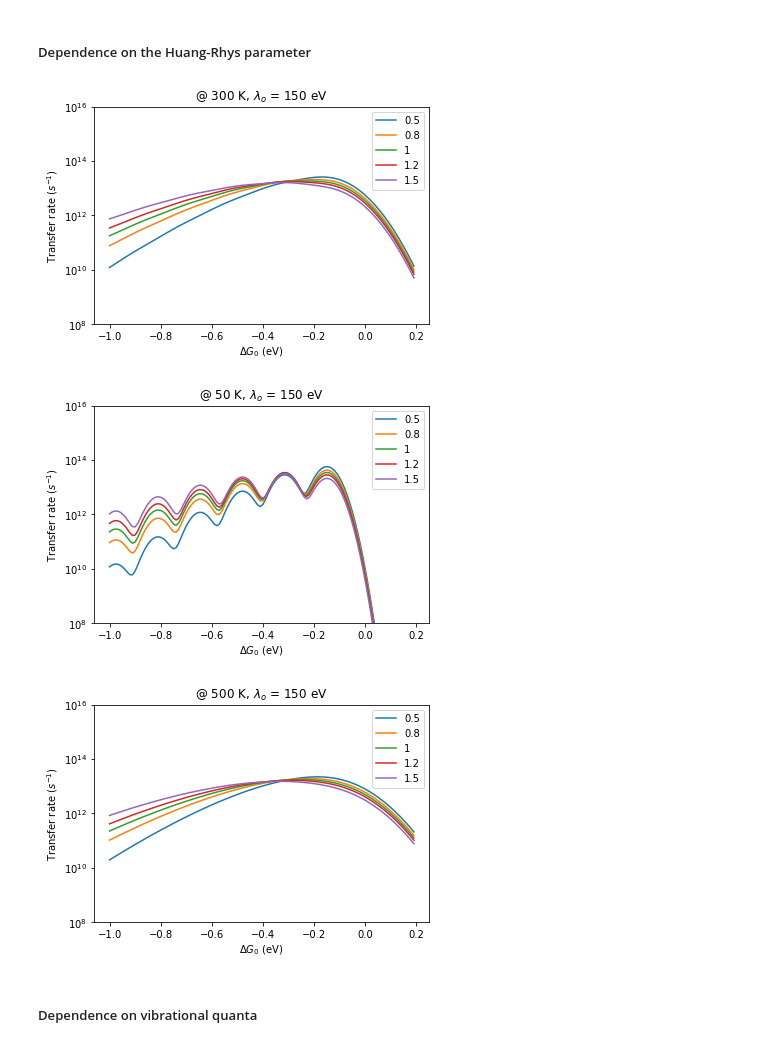
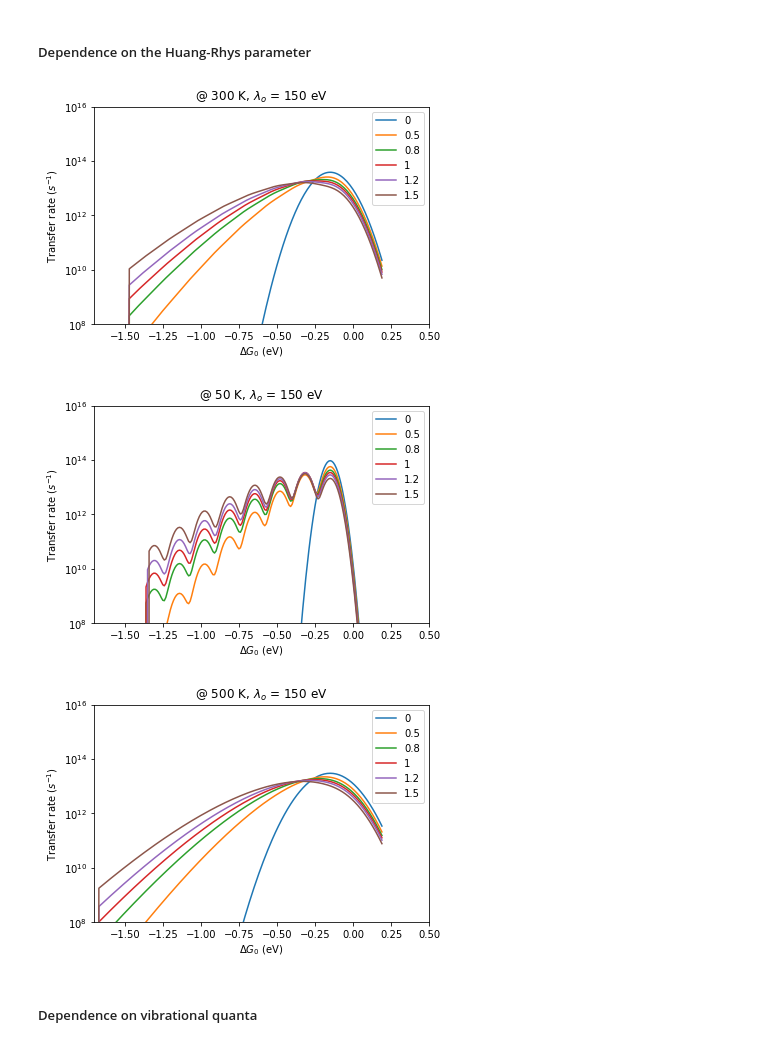
Before and after one commit to annajungbluth/Transition-Rates, a Jupyter notebook: Transition_Rates [Marcus vs. MLJ Theory].ipynb, the cells around one changed output. Saved outputs shown, nothing was run; the diff lists cells and outputs as text; code cells hidden in the pictures.

```diff
--- a/Transition_Rates [Marcus vs. MLJ Theory].ipynb
+++ b/Transition_Rates [Marcus vs. MLJ Theory].ipynb
@@ -23,4 +23,4 @@ S_i = 1
 sig = 0.05 #[eV]
 # %%
 del_G0_list = np.arange(-1,0.2, 0.01)
-T = [5, 20, 50, 150, 300]
+T = [5, 20, 50, 150, 300, 500]
@@ -251,10 +358,12 @@ plt.show()
 # %% [markdown]
 ##### Dependence on lambda (intermolecular reorganization energy)
 # %%
+del_G0_list = np.arange(-2,0.2, 0.01)
+
 for l_o in lam_list:
     MLJ_k_list_l = MLJ_transfer_rates(del_G0_list, 300, l_o, S_i, hbar_w_i)
     plt.semilogy(del_G0_list, MLJ_k_list_l, label=str(l_o)+' eV')
-plt.ylim(10**8, 10**16)
+plt.ylim(10**7, 10**15)
 plt.xlabel('$\Delta G_0$ (eV)')
 plt.ylabel('Transfer rate ($s^{-1}$)')
 plt.title('@ 300 K')
@@ -264,7 +373,7 @@ plt.show()
 for l_o in lam_list:
     MLJ_k_list_l = MLJ_transfer_rates(del_G0_list, 50, l_o, S_i, hbar_w_i)
     plt.semilogy(del_G0_list, MLJ_k_list_l, label=str(l_o)+' eV')
-plt.ylim(10**8, 10**16)
+plt.ylim(10**7, 10**15)
 plt.xlabel('$\Delta G_0$ (eV)')
 plt.ylabel('Transfer rate ($s^{-1}$)')
 plt.title('@ 50 K')
@@ -274,7 +383,7 @@ plt.show()
 for l_o in lam_list:
     MLJ_k_list_l = MLJ_transfer_rates(del_G0_list, 500, l_o, S_i, hbar_w_i)
     plt.semilogy(del_G0_list, MLJ_k_list_l, label=str(l_o)+' eV')
-plt.ylim(10**8, 10**16)
+plt.ylim(10**7, 10**15)
 plt.xlabel('$\Delta G_0$ (eV)')
 plt.ylabel('Transfer rate ($s^{-1}$)')
 plt.title('@ 500 K')
@@ -287,39 +396,44 @@ plt.show()
 # %% [markdown]
 ##### Dependence on the Huang-Rhys parameter
 # %%
+S_list = [0, 0.5, 0.8, 1, 1.2, 1.5]
+
 for S in S_list:
     MLJ_k_list_S = MLJ_transfer_rates(del_G0_list, 300, lam_o, S, hbar_w_i)
     plt.semilogy(del_G0_list, MLJ_k_list_S, label=str(S))
+plt.xlim(-1.7, 0.5)
 plt.ylim(10**8, 10**16)
 plt.xlabel('$\Delta G_0$ (eV)')
 plt.ylabel('Transfer rate ($s^{-1}$)')
 plt.title('@ 300 K, $\lambda_{o}$ = 150 eV')
 plt.legend()
 plt.show()
 
 for S in S_list:
     MLJ_k_list_S = MLJ_transfer_rates(del_G0_list, 50, lam_o, S, hbar_w_i)
     plt.semilogy(del_G0_list, MLJ_k_list_S, label=str(S))
+plt.xlim(-1.7, 0.5)
 plt.ylim(10**8, 10**16)
 plt.xlabel('$\Delta G_0$ (eV)')
 plt.ylabel('Transfer rate ($s^{-1}$)')
 plt.title('@ 50 K, $\lambda_{o}$ = 150 eV')
 plt.legend()
 plt.show()
 
 for S in S_list:
     MLJ_k_list_S = MLJ_transfer_rates(del_G0_list, 500, lam_o, S, hbar_w_i)
     plt.semilogy(del_G0_list, MLJ_k_list_S, label=str(S))
+plt.xlim(-1.7, 0.5)
 plt.ylim(10**8, 10**16)
 plt.xlabel('$\Delta G_0$ (eV)')
 plt.ylabel('Transfer rate ($s^{-1}$)')
 plt.title('@ 500 K, $\lambda_{o}$ = 150 eV')
 plt.legend()
 plt.show()
 # %% [output]
-[figure, old version]
+[figure, new version]
-[figure, old version]
+[figure, new version]
-[figure, old version]
+[figure, new version]
 # %% [markdown]
 ##### Dependence on vibrational quanta
 # %%
```
Also changed, not shown: parts of 12 cells of this notebook.
